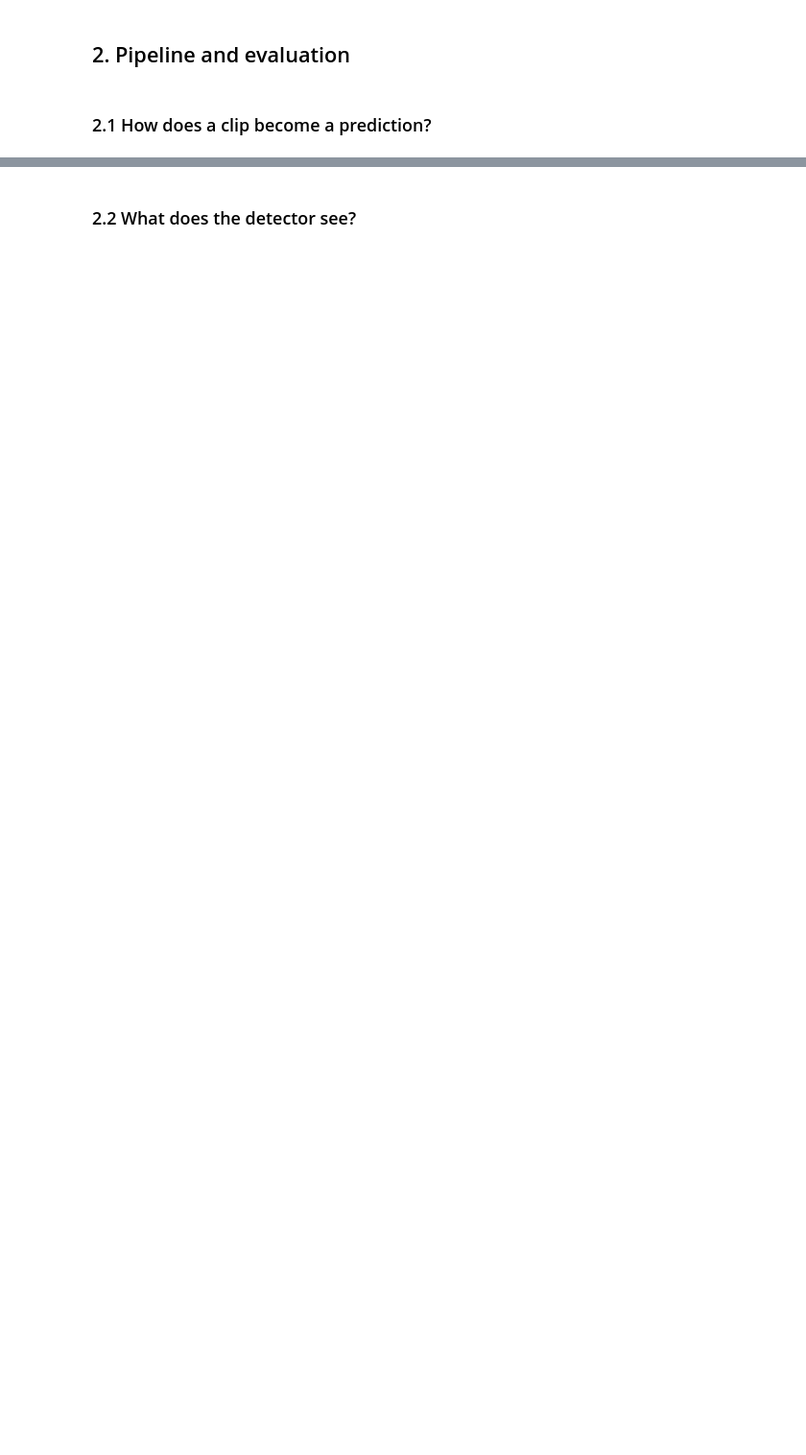
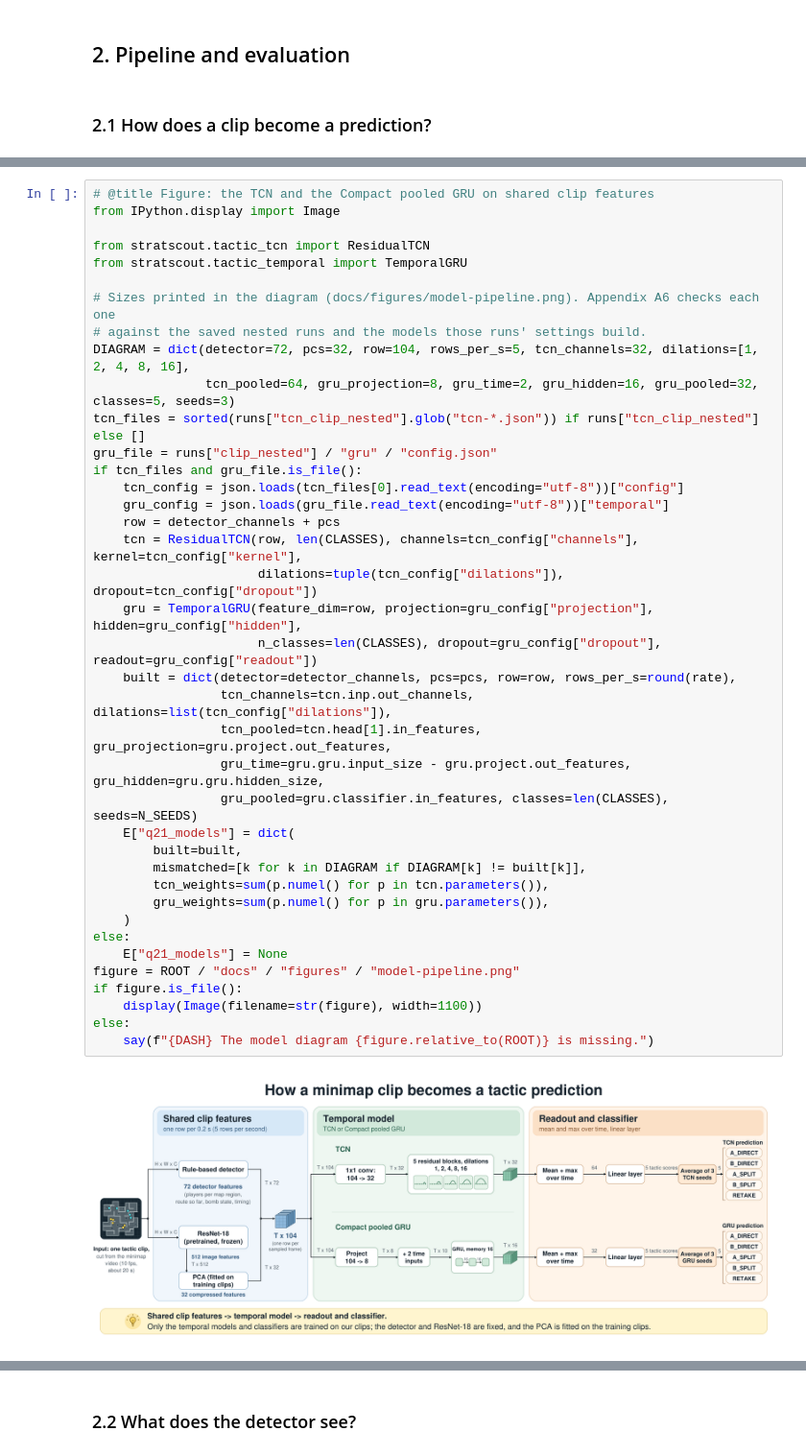
Before and after one commit to FraggyVz/CV-DL, a Jupyter notebook: notebooks/tactic-model-comparison.ipynb, the cells around one changed output, grey strips where cells are left out. Shown at 96% size. Saved outputs shown, nothing was run; the diff lists cells and outputs as text; blank space fills up the shorter version.

```diff
--- a/notebooks/tactic-model-comparison.ipynb
+++ b/notebooks/tactic-model-comparison.ipynb
@@ -717,2 +717,43 @@ plt.show()
+# %%
+# @title Figure: the TCN and the Compact pooled GRU on shared clip features
+from IPython.display import Image
+
+from stratscout.tactic_tcn import ResidualTCN
+from stratscout.tactic_temporal import TemporalGRU
+
+# Sizes printed in the diagram (docs/figures/model-pipeline.png). Appendix A6 checks each one
+# against the saved nested runs and the models those runs' settings build.
+DIAGRAM = dict(detector=72, pcs=32, row=104, rows_per_s=5, tcn_channels=32, dilations=[1, 2, 4, 8, 16],
+               tcn_pooled=64, gru_projection=8, gru_time=2, gru_hidden=16, gru_pooled=32, classes=5, seeds=3)
+tcn_files = sorted(runs["tcn_clip_nested"].glob("tcn-*.json")) if runs["tcn_clip_nested"] else []
+gru_file = runs["clip_nested"] / "gru" / "config.json"
+if tcn_files and gru_file.is_file():
+    tcn_config = json.loads(tcn_files[0].read_text(encoding="utf-8"))["config"]
+    gru_config = json.loads(gru_file.read_text(encoding="utf-8"))["temporal"]
+    row = detector_channels + pcs
+    tcn = ResidualTCN(row, len(CLASSES), channels=tcn_config["channels"], kernel=tcn_config["kernel"],
+                      dilations=tuple(tcn_config["dilations"]), dropout=tcn_config["dropout"])
+    gru = TemporalGRU(feature_dim=row, projection=gru_config["projection"], hidden=gru_config["hidden"],
+                      n_classes=len(CLASSES), dropout=gru_config["dropout"], readout=gru_config["readout"])
+    built = dict(detector=detector_channels, pcs=pcs, row=row, rows_per_s=round(rate),
+                 tcn_channels=tcn.inp.out_channels, dilations=list(tcn_config["dilations"]),
+                 tcn_pooled=tcn.head[1].in_features, gru_projection=gru.project.out_features,
+                 gru_time=gru.gru.input_size - gru.project.out_features, gru_hidden=gru.gru.hidden_size,
+                 gru_pooled=gru.classifier.in_features, classes=len(CLASSES), seeds=N_SEEDS)
+    E["q21_models"] = dict(
+        built=built,
+        mismatched=[k for k in DIAGRAM if DIAGRAM[k] != built[k]],
+        tcn_weights=sum(p.numel() for p in tcn.parameters()),
+        gru_weights=sum(p.numel() for p in gru.parameters()),
+    )
+else:
+    E["q21_models"] = None
+figure = ROOT / "docs" / "figures" / "model-pipeline.png"
+if figure.is_file():
+    display(Image(filename=str(figure), width=1100))
+else:
+    say(f"{DASH} The model diagram {figure.relative_to(ROOT)} is missing.")
+# %% [output]
+[figure, added]
 # %% [markdown]
 **Answer.** Two sampling paths start from the same clip. Image models take a fixed number of evenly sampled frames per clip and describe each with the frozen ResNet-18. Shared clip features take frames at a fixed rate; on each frame the detector's detections are counted per map region, with the detected bomb state and elapsed time, and the same frozen ResNet-18 adds a few compressed components (a PCA fitted on the training clips within each fit). Shared clip features are an input representation computed from the same clips: nothing is pretrained on them, and every classifier trains from scratch on each fold's training matches.
```
Also changed, not shown: parts of 25 cells of this notebook, 2 other files.
